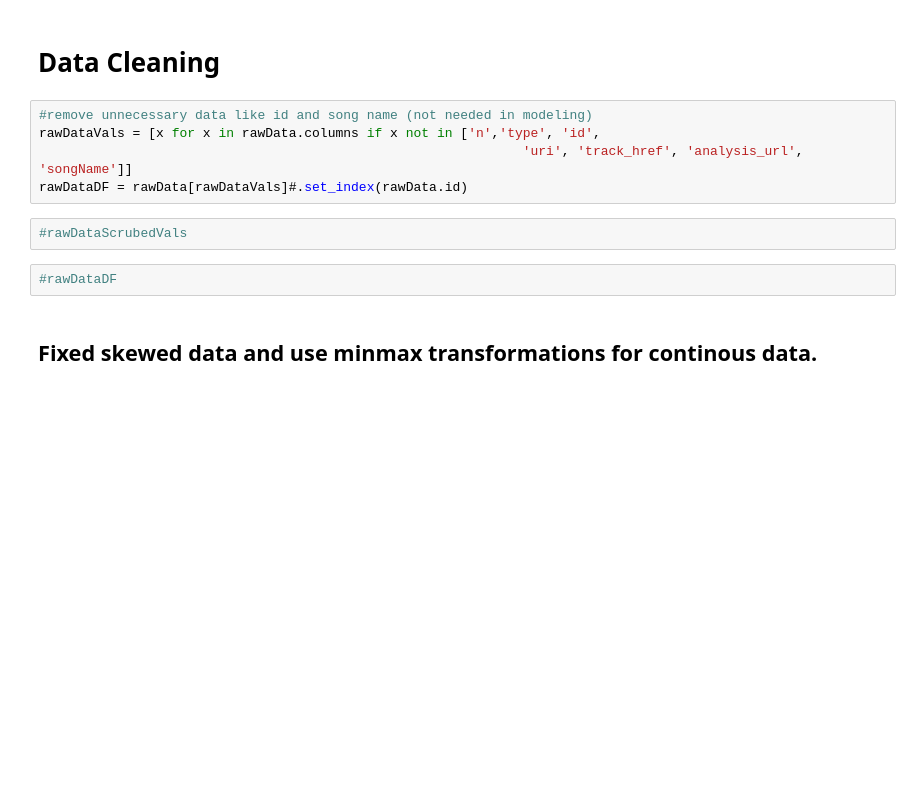
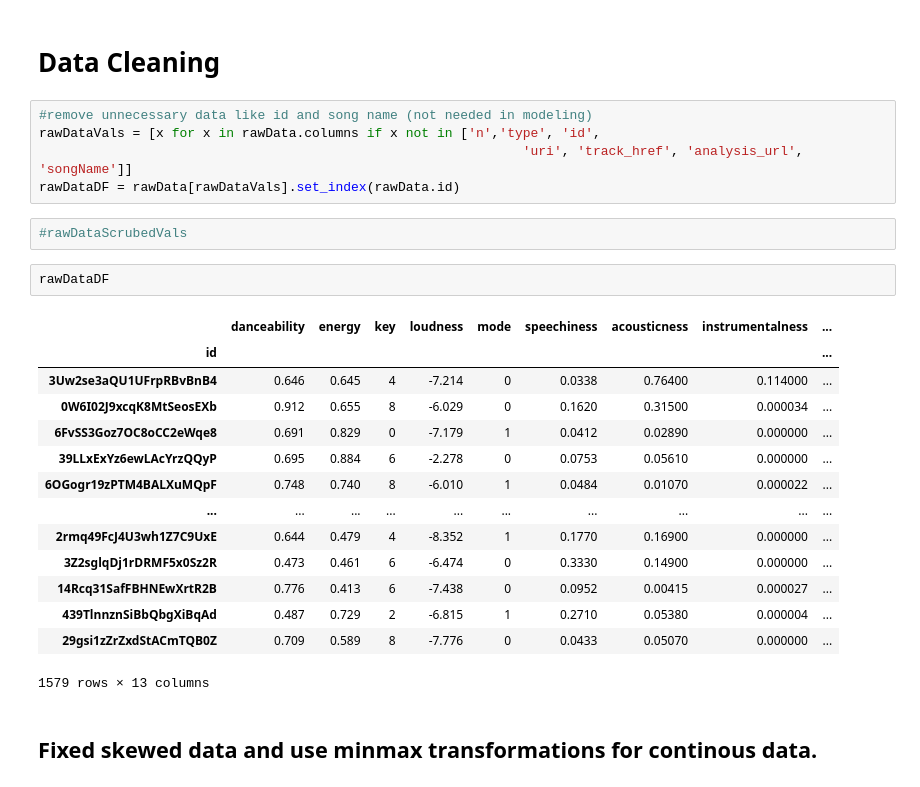
Before and after one commit to John3Baskerville/SpotifyClustering, a Jupyter notebook: Juypter Notebooks/SpotifyClustering2.ipynb, the cells around one changed output. Saved outputs shown, nothing was run; the diff lists cells and outputs as text; blank space fills up the shorter version.

```diff
--- a/Juypter Notebooks/SpotifyClustering2.ipynb
+++ b/Juypter Notebooks/SpotifyClustering2.ipynb
@@ -46,11 +46,26 @@ rawData.describe()
 #remove unnecessary data like id and song name (not needed in modeling)
 rawDataVals = [x for x in rawData.columns if x not in ['n','type', 'id',
                                                               'uri', 'track_href', 'analysis_url', 'songName']]
-rawDataDF = rawData[rawDataVals]#.set_index(rawData.id)
+rawDataDF = rawData[rawDataVals].set_index(rawData.id)
 # %%
 #rawDataScrubedVals
 # %%
-#rawDataDF
+rawDataDF
+# %% [output]
+|  | danceability | energy | key | loudness | mode | speechiness | acousticness | instrumentalness | ... |
+| id |  |  |  |  |  |  |  |  | ... |
+| 3Uw2se3aQU1UFrpRBvBnB4 | 0.646 | 0.645 | 4 | -7.214 | 0 | 0.0338 | 0.76400 | 0.114000 | ... |
+| 0W6I02J9xcqK8MtSeosEXb | 0.912 | 0.655 | 8 | -6.029 | 0 | 0.1620 | 0.31500 | 0.000034 | ... |
+| 6FvSS3Goz7OC8oCC2eWqe8 | 0.691 | 0.829 | 0 | -7.179 | 1 | 0.0412 | 0.02890 | 0.000000 | ... |
+| 39LLxExYz6ewLAcYrzQQyP | 0.695 | 0.884 | 6 | -2.278 | 0 | 0.0753 | 0.05610 | 0.000000 | ... |
+| 6OGogr19zPTM4BALXuMQpF | 0.748 | 0.740 | 8 | -6.010 | 1 | 0.0484 | 0.01070 | 0.000022 | ... |
+| ... | ... | ... | ... | ... | ... | ... | ... | ... | ... |
+| 2rmq49FcJ4U3wh1Z7C9UxE | 0.644 | 0.479 | 4 | -8.352 | 1 | 0.1770 | 0.16900 | 0.000000 | ... |
+| 3Z2sglqDj1rDRMF5x0Sz2R | 0.473 | 0.461 | 6 | -6.474 | 0 | 0.3330 | 0.14900 | 0.000000 | ... |
+| 14Rcq31SafFBHNEwXrtR2B | 0.776 | 0.413 | 6 | -7.438 | 0 | 0.0952 | 0.00415 | 0.000027 | ... |
+| 439TlnnznSiBbQbgXiBqAd | 0.487 | 0.729 | 2 | -6.815 | 1 | 0.2710 | 0.05380 | 0.000004 | ... |
+| 29gsi1zZrZxdStACmTQB0Z | 0.709 | 0.589 | 8 | -7.776 | 0 | 0.0433 | 0.05070 | 0.000000 | ... |
+1579 rows × 13 columns
 # %% [markdown]
 ## Fixed skewed data and use minmax transformations for continous data.
 # %%
```
Also changed, not shown: parts of 16 cells of this notebook, 3 other files.
